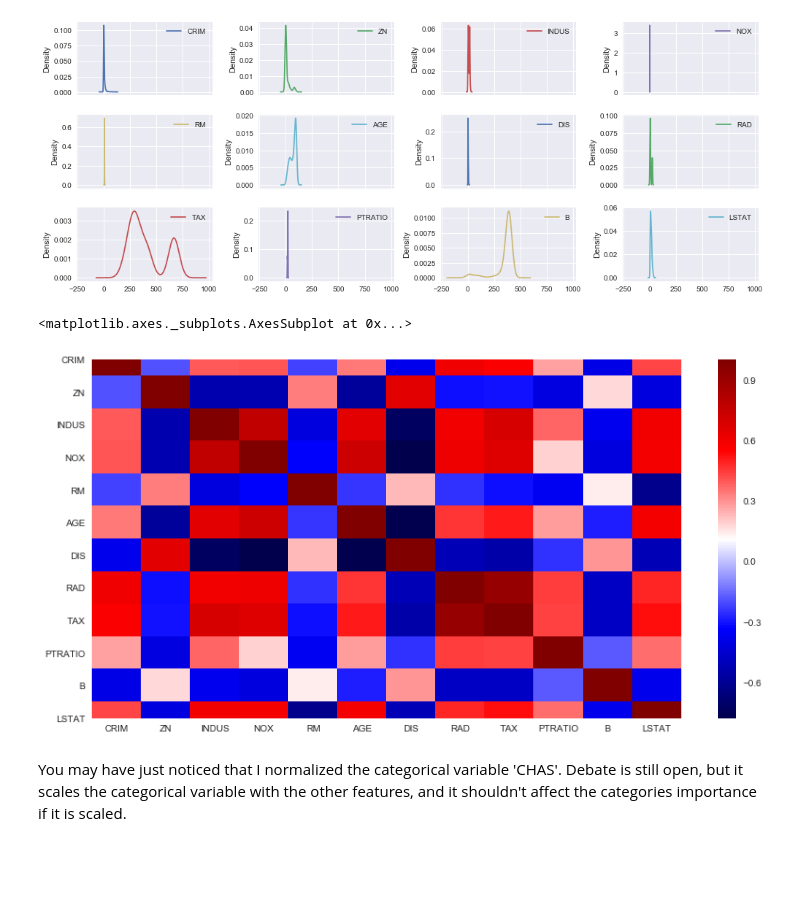
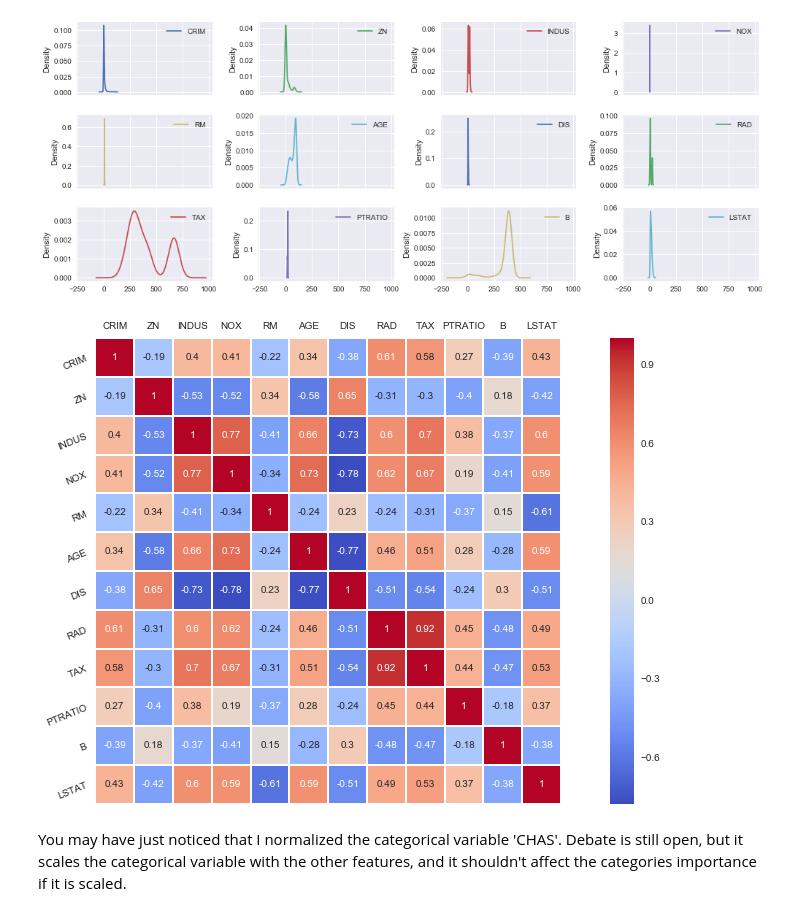
Before and after one commit to dominic-m/Data-Science-and-Machine-Learning-Portfolio, a Jupyter notebook: Boston Housing.ipynb, the cells around one changed output. Cells and saved outputs as stored; diff of their text form; code cells hidden in the pictures; blank space fills up the shorter version.

```diff
--- a/Boston Housing.ipynb
+++ b/Boston Housing.ipynb
@@ -148,11 +148,17 @@ boston_train.plot(kind = 'density', subplots = True, layout = (4,4))
 plt.tight_layout();
 # %% [output]
 [figure]
-# %%
-sns.heatmap(boston_train.corr(), cmap = 'seismic')
-# %% [output]
-<matplotlib.axes._subplots.AxesSubplot at 0x...>
-[figure, removed]
+# %%
+temp = boston_train.corr()
+corr_ = pd.DataFrame(np.rot90(temp), columns = temp.columns, index = temp.columns[::-1]) # accounts for seaborn rotating the matrix
+ax = sns.heatmap(corr_, cmap = 'coolwarm', linewidths = 1.0, square = True, annot = True)
+ax.xaxis.set_ticks_position('top')
+# fixes a current matplotlib issue when plotting seaborn heatmaps
+plt.ylim(0.0, len(corr_.columns))
+plt.yticks(ticks = np.arange(0.5, len(corr_.columns), 1.0), rotation = 22.25)
+plt.tight_layout()
+# %% [output]
+[figure, added]
 # %%
 # I'll center the data now since the features are on different scales and in different units.
 
```
